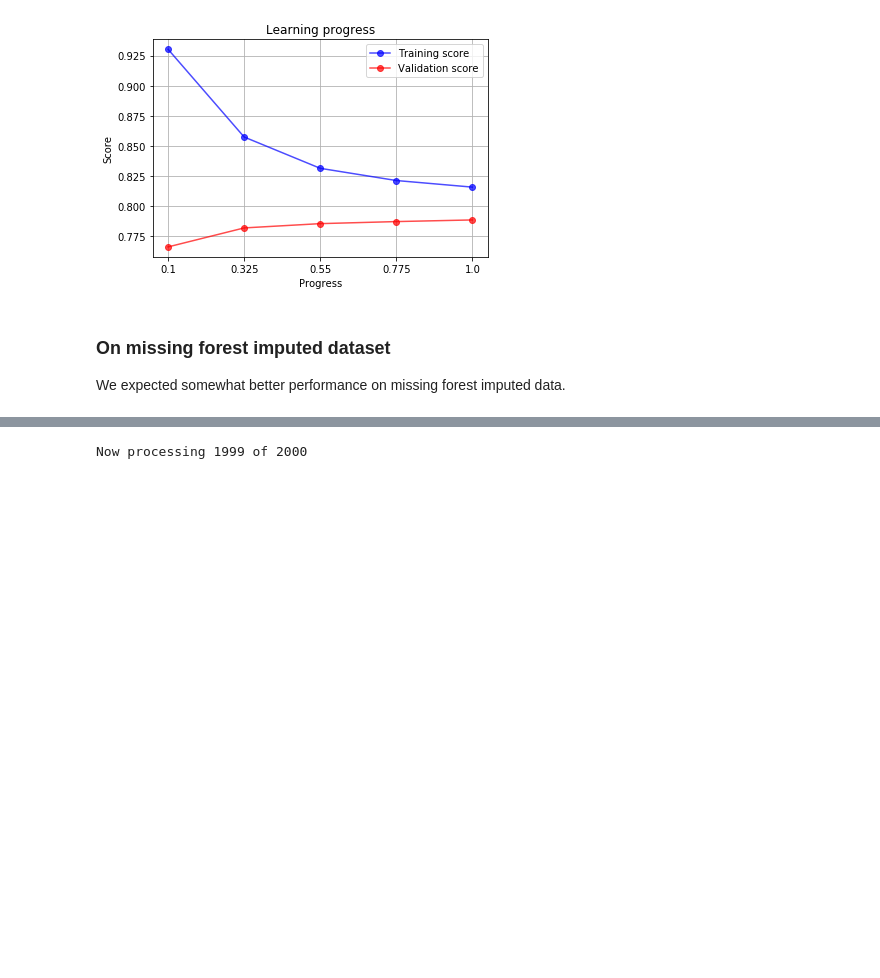
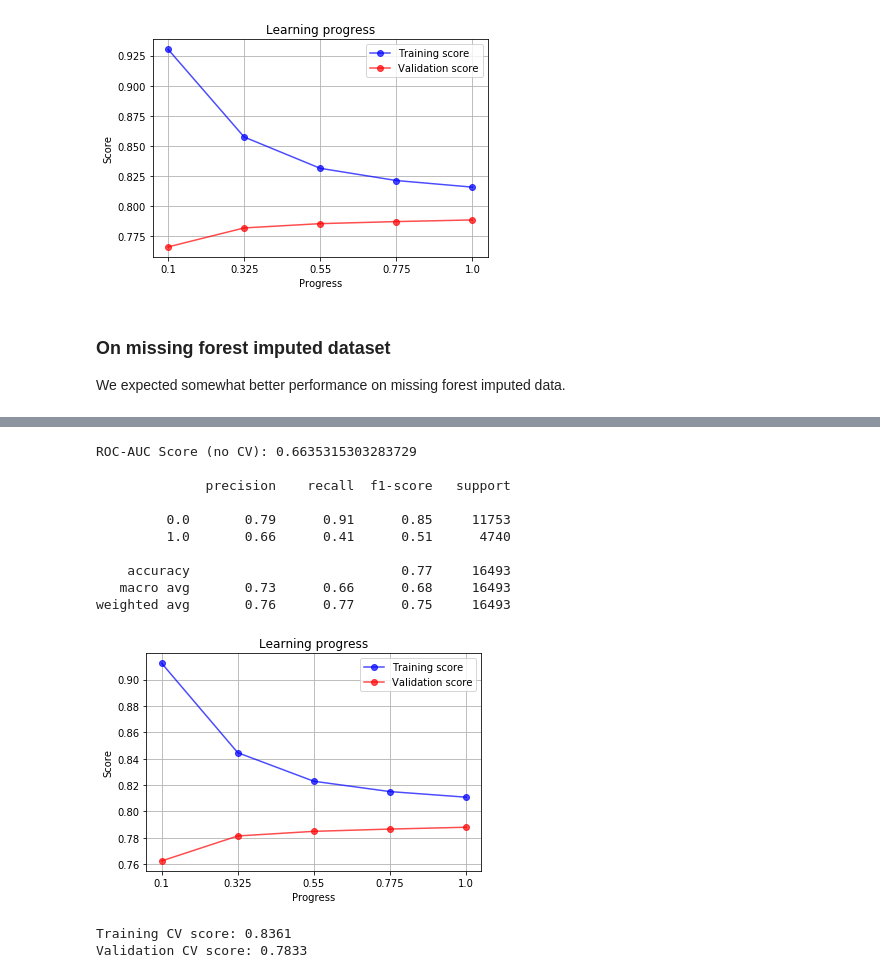
Before and after one commit to AbhishekSureddy/MS4610-Project-2020, a Jupyter notebook: code/ModelSelection.ipynb, the cells around one changed output, grey strips where cells are left out. Cells and saved outputs as stored; diff of their text form; code cells hidden in the pictures; blank space fills up the shorter version.

Commit message:
nb updated, smote data added

```diff
--- a/code/ModelSelection.ipynb
+++ b/code/ModelSelection.ipynb
@@ -335,24 +281,0 @@ opt = torch.optim.SGD(net.parameters(), lr=1e-3)
-# %%
-# Preparing training and validation data
-# Select 5000 images of each type
-
-root = '/home/nishant/Desktop/IDA Project/cmaps/'
-
-keys_0 = train.loc[train.default_ind==0, 'application_key'].values[:2000]
-targs_0 = np.zeros((2000, 1))
-imgs_0 = []
-
-keys_1 = train.loc[train.default_ind==1, 'application_key'].values[:2000]
-targs_1 = np.ones((2000, 1))
-imgs_1 = []
-
-for i in range(len(keys_0)):
-    clear_output()
-    print("Now processing %d of %d" % (i, len(keys_0)))
-    path_0, path_1 = root + str(keys_0[i]), root + str(keys_1[i])
-    img_0, img_1 = cv2.imread(path_0), cv2.imread(path_1)
-    img_0, img_1 = cv2.resize(img_0, (39, 25)), cv2.resize(img_1, (39, 25))
-    imgs_0.append(img_0)
-    imgs_1.append(img_1)
-# %% [output]
-Now processing 1999 of 2000
@@ -371,0 +282,39 @@ y_val = torch.tensor(y_val, dtype=torch.float32)
+# %%
+# Gradient Boosting classifier
+
+# Features and target are defined
+y = train_mf.default_ind.values
+X = train_mf.drop(['application_key', 'default_ind'], axis=1).values
+
+# Split into train and evaluation sets (80-20 split)
+X_train, X_val, y_train, y_val = train_test_split(X, y, test_size=0.2, stratify=y, random_state=123)
+
+# Model definiton and training
+model = GradientBoostingClassifier(n_estimators=200)
+model.fit(X_train, y_train)
+
+# Prediction
+preds = model.predict(X_val)
+
+# Scoring
+score = roc_auc_score(y_val, preds)
+print("ROC-AUC Score (no CV): {}".format(score))
+print('')
+print(classification_report(y_val, preds))
+
+# Show learning progress
+learn_progress(model, X, y, res=5, scoring='roc_auc', cv=2)
+# %% [output]
+ROC-AUC Score (no CV): 0.6635315303283729
+
+              precision    recall  f1-score   support
+
+         0.0       0.79      0.91      0.85     11753
+         1.0       0.66      0.41      0.51      4740
+
+    accuracy                           0.77     16493
+   macro avg       0.73      0.66      0.68     16493
+weighted avg       0.76      0.77      0.75     16493
+[figure, added]
+Training CV score: 0.8361
+Validation CV score: 0.7833
```
Also changed, not shown: parts of 15 cells of this notebook, 2 other files.
